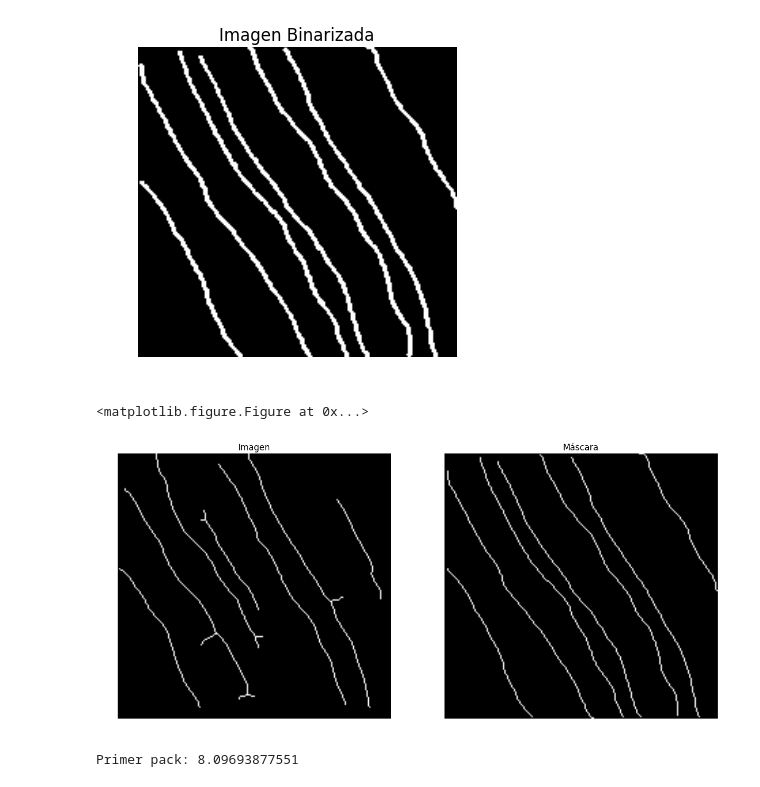
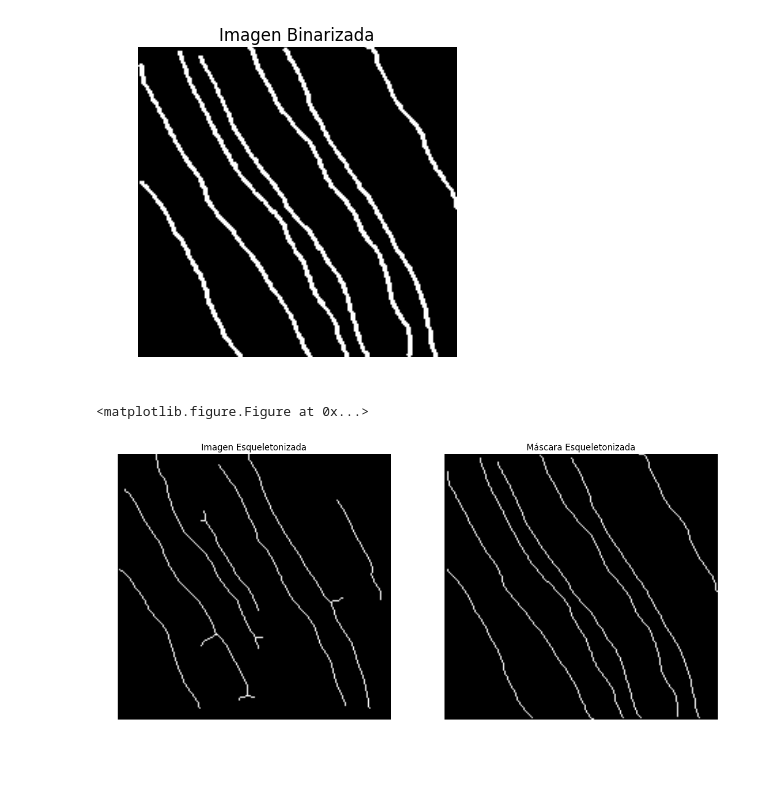
Before and after one commit to amtBurgos/Perikymata2017, a Jupyter notebook: prototypes/Evaluar solución.ipynb, the cells around one changed output. Drawn from its saved outputs; the diff is of its cells as text; code cells hidden in the pictures.

Commit message:
Mask compared with image filtered by new method

```diff
--- a/prototypes/Evaluar solución.ipynb
+++ b/prototypes/Evaluar solución.ipynb
@@ -65,10 +69,11 @@ def distancia_al_rojo(img, pixel):
         distance_red=abs(lab - [g,v,b]).mean(axis=2)
         return distance_red
 # %%
-mskRojo=distancia_al_rojo(msc, [255, 0, 0])
+# Máscara
+mskRojo=distancia_al_rojo(masks[0], [255, 0, 0])
 plt.figure();
 f, axes = plt.subplots(1,2,figsize=(20, 20));
-axes[0].imshow(msc);
+axes[0].imshow(masks[0]);
 axes[1].imshow(mskRojo);
 # %% [output]
 <matplotlib.figure.Figure at 0x...>
@@ -126,6 +120,7 @@ from _frangi import frangi, hessian
 from skimage.filters import threshold_li
 from skimage import morphology
 from skimage.morphology import skeletonize
+import warnings as war
 
 def tratamientoImagen(img):
     """
@@ -134,16 +129,18 @@ def tratamientoImagen(img):
     @param img: imagen de muestra a comparar con la máscara.
     @return no_smallF: imagen esqueletonizada sin objetos pequeños.
     """
-    img = rgb2grey(img)
-    imgAdapted = exposure.equalize_adapthist(img, clip_limit=0.91,nbins =100)
-    imgAdaptedDenoise = denoise_tv_chambolle(imgAdapted, weight=0.1)
+    with war.catch_warnings():
+        war.simplefilter("ignore")
+        img = rgb2grey(img)
+        imgAdapted = exposure.equalize_adapthist(img, clip_limit=0.91,nbins =100)
+        imgAdaptedDenoise = denoise_tv_chambolle(imgAdapted, weight=0.1)
 
-    frangiImg = frangi(imgAdaptedDenoise)
-    threshF = threshold_li(frangiImg)
-    thresholdedF = frangiImg >= threshF
-    skF=skeletonize(thresholdedF)
-    #Probamos con 70
-    no_smallF = morphology.remove_small_objects(skF, min_size=70,connectivity =100)
+        frangiImg = frangi(imgAdaptedDenoise)
+        threshF = threshold_li(frangiImg)
+        thresholdedF = frangiImg >= threshF
+        skF=skeletonize(thresholdedF)
+        #Probamos con 70
+        no_smallF = morphology.remove_small_objects(skF, min_size=70,connectivity =100)
 
     return no_smallF
 # %%
@@ -159,20 +156,20 @@ def tratamientoMascara(mask):
     return skelMask
 # %%
 #Imagen esqueletonizada
-skelImg = tratamientoImagen(img);
+skelImg = tratamientoImagen(imgs[0]);
 plt.figure();
 f, axes = plt.subplots(1,2,figsize=(15, 15));
 for axe in axes:
     axe.axis('off');
 
-axes[0].set_title("Imagen");
-axes[1].set_title("Máscara");
+axes[0].set_title("Imagen Esqueletonizada");
+axes[1].set_title("Máscara Esqueletonizada");
 
 axes[0].imshow(skelImg, cmap='gray');
 axes[1].imshow(skelMask, cmap='gray');
 # %% [output]
 <matplotlib.figure.Figure at 0x...>
-[figure, old version]
+[figure, new version]
 # %%
 #Evaluar distancia
 # from wiki. Pone str pero funciona con listas tb
@@ -206,12 +206,0 @@ def getDifferences(img1, img2):
-# %%
-# Probar? https://gist.github.com/attilaolah/1940208#file-imgcmp-py
-# Probar? http://mlpy.sourceforge.net/  mlpy.dtw_std(x,y) puede hacer Dynamic Time Wrapping
-skelMask = skelMask.astype(int)
-skelImg = skelImg.astype(int)
-
-differences= getDifferences(skelImg, skelMask)
-
-# Utilizamos la media para saber cuales son las diferencias respecto a la máscara
-print('Primer pack:', np.mean(differences))
-# %% [output]
-Primer pack: 8.09693877551
```
Also changed, not shown: parts of 11 cells of this notebook, 2 other files.
